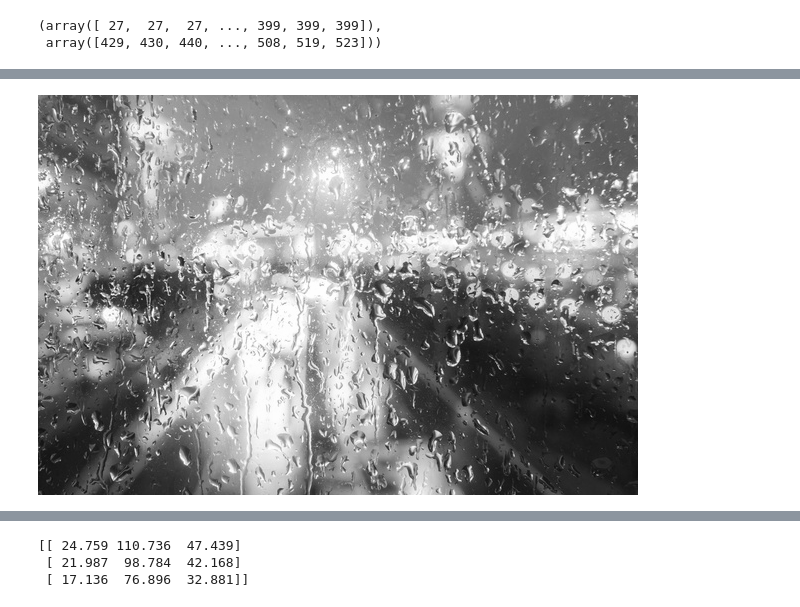
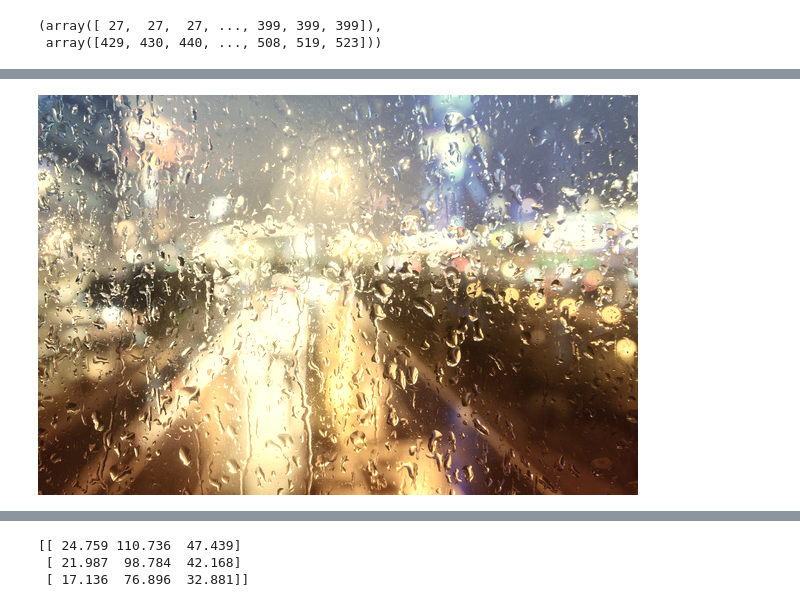
Before and after one commit to oliverif/IN3110-oliverif, a Jupyter notebook: assignment3/notebook.ipynb, the cells around one changed output, grey strips where cells are left out. Cells and saved outputs as stored; diff of their text form; code cells hidden in the pictures.

```diff
--- a/assignment3/notebook.ipynb
+++ b/assignment3/notebook.ipynb
@@ -32,7 +38,12 @@ array([253, 226, 176], dtype=uint8)
+# %%
+from instapy.numpy_filters import *
+grayscale_image_np = numpy_color2sepia(pixels,0.5)
+Image.fromarray(grayscale_image_np)
+# %% [output]
+[figure, added]
 # %%
-from instapy.numpy_filters import *
-grayscale_image = numpy_color2gray(pixels)
-grayscale_image = grayscale_image.astype("uint8")
-Image.fromarray(grayscale_image)
+from instapy.numba_filters import *
+grayscale_image = numba_color2gray(pixels)
+#grayscale_image = grayscale_image.astype("uint8")
+#Image.fromarray(grayscale_image)
+#grayscale_image
-# %% [output]
-[figure, removed]
```
Also changed, not shown: parts of 9 cells of this notebook, 34 other files.
